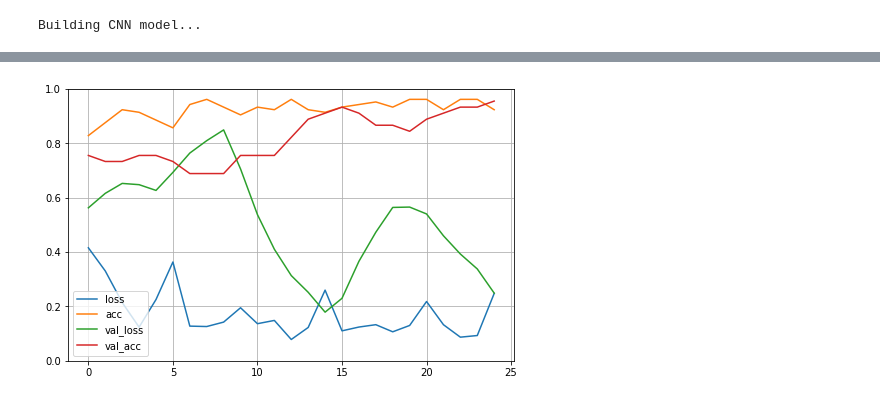
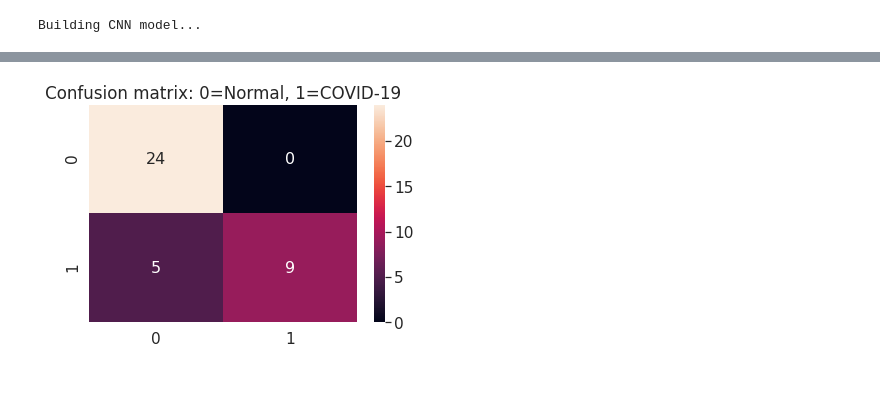
Before and after one commit to anthonypreza/COVID-19-CNN-classifier, a Jupyter notebook: COVID-19-CNN-Classifier.ipynb, the cells around one changed output, grey strips where cells are left out. Drawn from its saved outputs; the diff is of its cells as text; code cells hidden in the pictures.

```diff
--- a/COVID-19-CNN-Classifier.ipynb
+++ b/COVID-19-CNN-Classifier.ipynb
@@ -230,12 +239,12 @@ Initial accuracy: 0.8684210777282715
 # %%
-lr = 7.5e-5
-for layer in base_model.layers:
-    layer.trainable = True
+# lr = 7.5e-5
+# for layer in base_model.layers:
+#     layer.trainable = True
 
-model.compile(loss=keras.losses.binary_crossentropy,
-              optimizer=keras.optimizers.Adam(lr=lr, decay=lr / 100),
-              metrics=['accuracy'])
+# model.compile(loss=keras.losses.binary_crossentropy,
+#               optimizer=keras.optimizers.Adam(lr=lr, decay=lr / 100),
+#               metrics=['accuracy'])
 
-history = model.fit(X_train, y_train, epochs=100,
-                    validation_data=(X_val, y_val),
-                    callbacks=[keras.callbacks.EarlyStopping(patience=10)])
+# history = model.fit(X_train, y_train, batch_size=16, epochs=100,
+#                     validation_data=(X_val, y_val),
+#                     callbacks=[keras.callbacks.EarlyStopping(patience=10)])
@@ -268,7 +255,21 @@ Final accuracy: 0.9473684430122375
 # %%
-pd.DataFrame(history.history).plot(figsize=(8,5))
-plt.grid(True)
-plt.gca().set_ylim(0,1)
-plt.show()
+# pd.DataFrame(history.history).plot(figsize=(8,5))
+# plt.grid(True)
+# plt.gca().set_ylim(0,1)
+# plt.show()
-# %% [output]
-[figure, removed]
+# %%
+import seaborn as sn
+from sklearn.metrics import accuracy_score, confusion_matrix
+
+predictions = model.predict(X_test)
+
+predicted_labels = np.argmax(predictions, axis=1)
+conf_mx = confusion_matrix(np.argmax(y_test, axis=1), predicted_labels)
+
+# plot confusion matrix
+sn.set(font_scale=1.4) # for label size
+sn.heatmap(conf_mx, annot=True, annot_kws={"size": 16}) # font size
+plt.title('Confusion matrix: 0=Normal, 1=COVID-19')
+plt.show()
+# %% [output]
+[figure, added]
```
Also changed, not shown: parts of 14 cells of this notebook.
